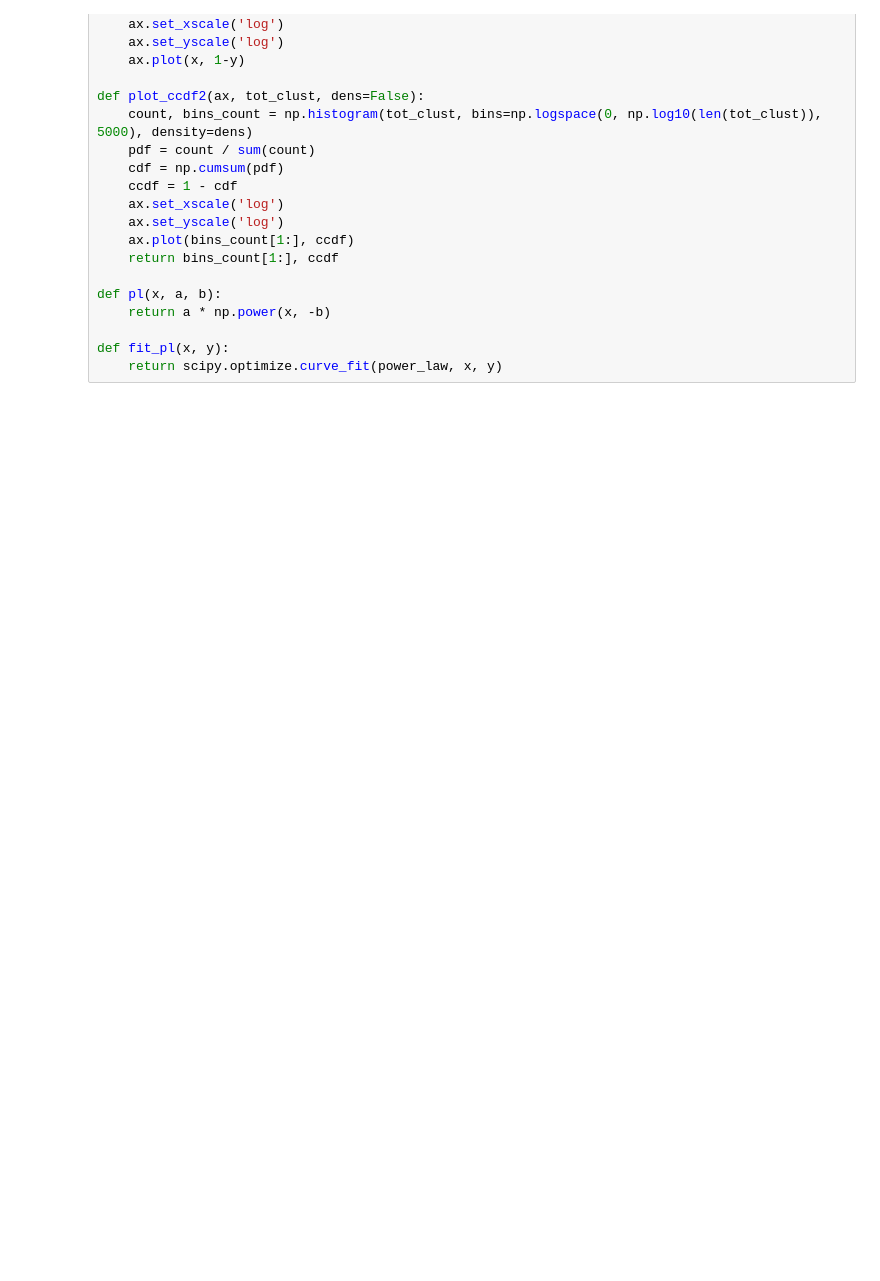
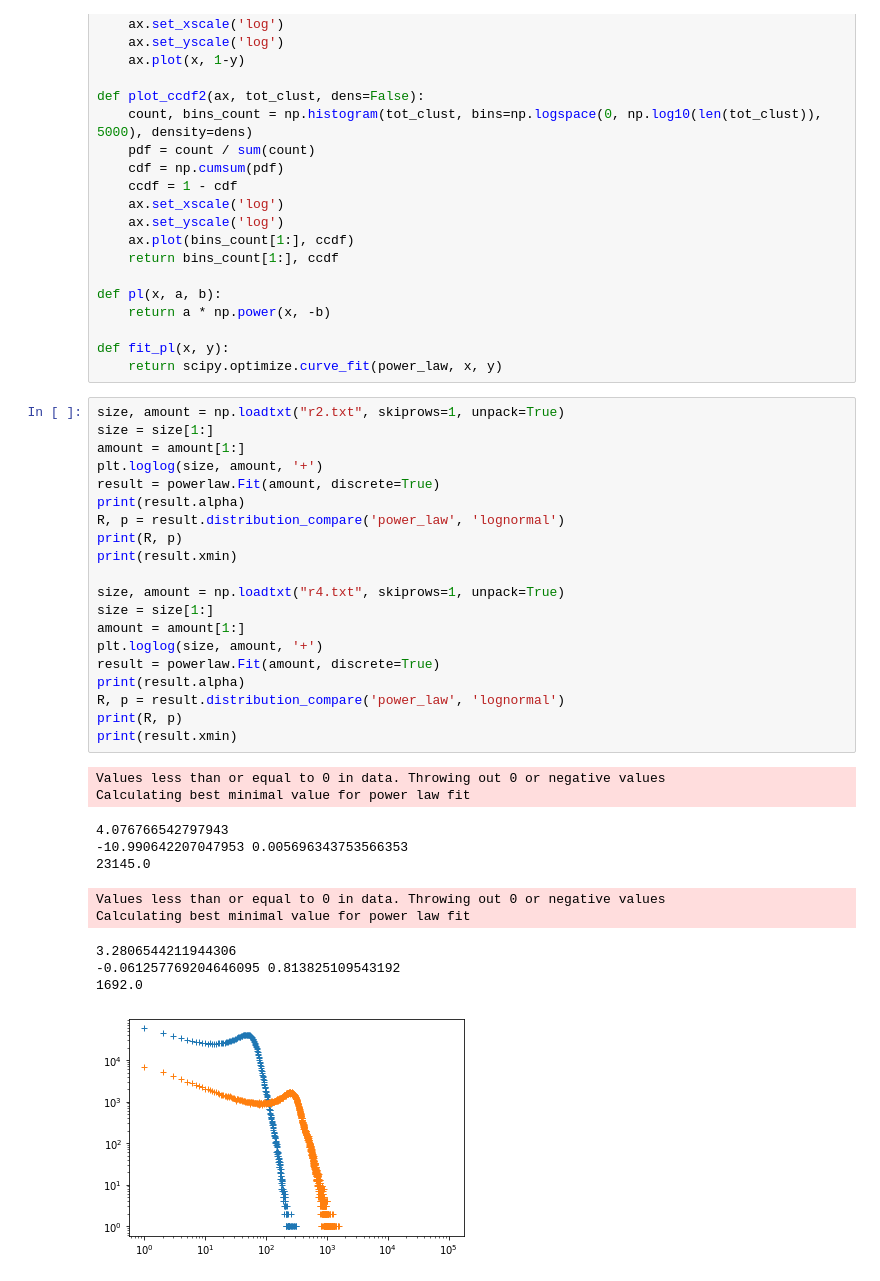
Before and after one commit to Sennevw/Masters-thesis, a Jupyter notebook: dataverwerking.ipynb, the cells around one changed output. Saved outputs shown, nothing was run; the diff lists cells and outputs as text; blank space fills up the shorter version.

```diff
--- a/dataverwerking.ipynb
+++ b/dataverwerking.ipynb
@@ -45,3 +45,35 @@ def pl(x, a, b):
 
 def fit_pl(x, y):
     return scipy.optimize.curve_fit(power_law, x, y)
+# %%
+size, amount = np.loadtxt("r2.txt", skiprows=1, unpack=True)
+size = size[1:]
+amount = amount[1:]
+plt.loglog(size, amount, '+')
+result = powerlaw.Fit(amount, discrete=True)
+print(result.alpha)
+R, p = result.distribution_compare('power_law', 'lognormal')
+print(R, p)
+print(result.xmin)
+
+size, amount = np.loadtxt("r4.txt", skiprows=1, unpack=True)
+size = size[1:]
+amount = amount[1:]
+plt.loglog(size, amount, '+')
+result = powerlaw.Fit(amount, discrete=True)
+print(result.alpha)
+R, p = result.distribution_compare('power_law', 'lognormal')
+print(R, p)
+print(result.xmin)
+# %% [output]
+Values less than or equal to 0 in data. Throwing out 0 or negative values
+Calculating best minimal value for power law fit
+4.076766542797943
+-10.990642207047953 0.005696343753566353
+23145.0
+Values less than or equal to 0 in data. Throwing out 0 or negative values
+Calculating best minimal value for power law fit
+3.2806544211944306
+-0.061257769204646095 0.813825109543192
+1692.0
+[figure, added]
```
Also changed, not shown: parts of 8 cells of this notebook, 15 other files.
